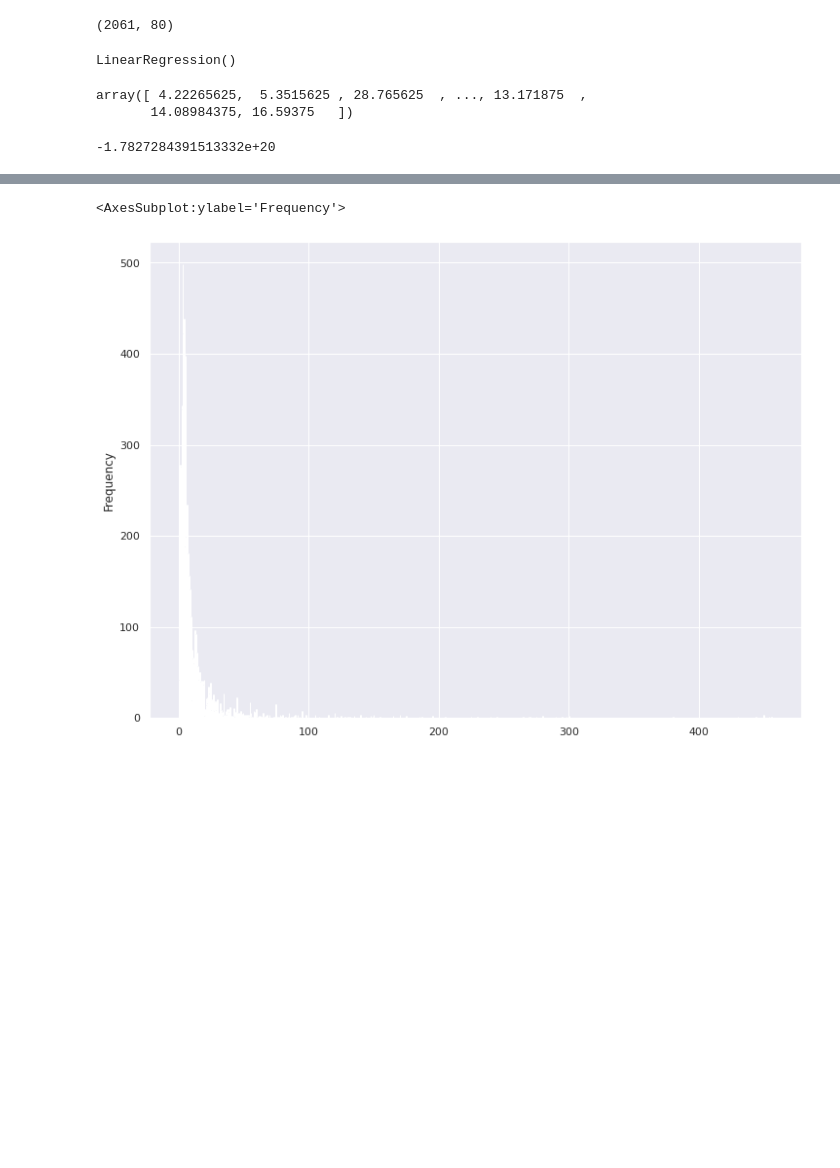
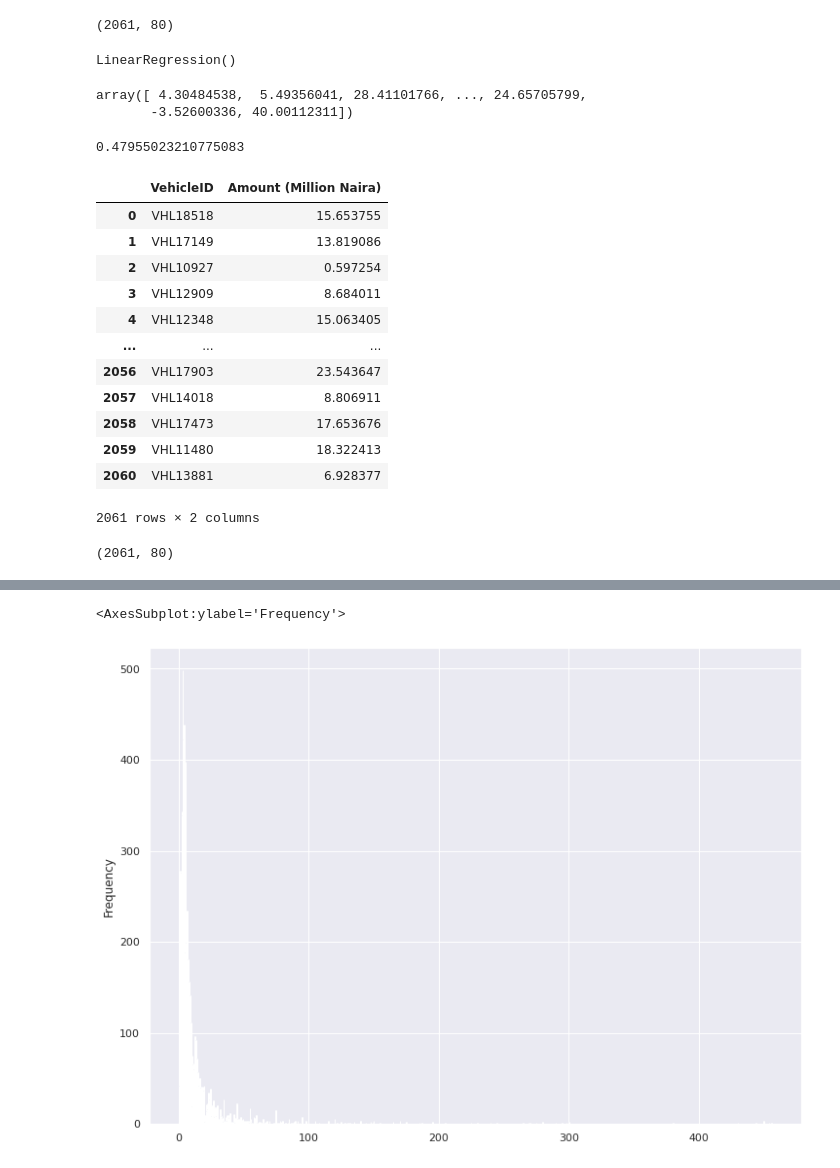
Before and after one commit to atehe/DSN_AI-INVASION_2022, a Jupyter notebook: notebook/Untitled.ipynb, the cells around one changed output, grey strips where cells are left out. Cells and saved outputs as stored; diff of their text form; code cells hidden in the pictures; blank space fills up the shorter version.

Commit message:
fix: negative R-squared (sparse one-hot encoding)

```diff
--- a/notebook/Untitled.ipynb
+++ b/notebook/Untitled.ipynb
@@ -240,18 +242,18 @@ from sklearn.ensemble import RandomForestClassifier, GradientBoostingClassifier
 # import lightgbm as lgb
 # from catboost import CatBoostClassifier
 # %%
-categorical_features = ['Maker', 'Colour']
+categorical_features = ['Maker', 'Colour',]
 numerical_features = ['Distance', 'Year','Location','Type']
 # %%
 numeric_pipeline = Pipeline(steps=[
-    ('impute', SimpleImputer(strategy='mean')),
-    ('scale', RobustScaler())
+    ('impute', SimpleImputer(strategy='median')),
+    ('scale', MinMaxScaler())
 ])
 
 categorical_pipeline = Pipeline(steps=[
-    ('impute', SimpleImputer(strategy='most_frequent')),
-    ('one-hot', OneHotEncoder(handle_unknown='ignore', sparse=False))
-])
+    ('impute', SimpleImputer(strategy='constant')),
+    ('one-hot', OneHotEncoder(handle_unknown='ignore'))
+     ])
 # %%
 full_processor = ColumnTransformer(transformers=[
     ('number', numeric_pipeline, numerical_features),
@@ -273,7 +289,7 @@ X_submission.shape
 (2061, 80)
 # %%
 X_train, X_test, y_train, y_test = train_test_split(
-    X, Y, random_state=1)
+    X, Y, random_state=1,test_size=0.2)
 # %%
 linear_reg =LinearRegression()
 linear_reg.fit(X_train,y_train)
@@ -282,12 +298,12 @@ LinearRegression()
 # %%
 linear_reg.predict(X_test)
 # %% [output]
-array([ 4.22265625,  5.3515625 , 28.765625  , ..., 13.171875  ,
-       14.08984375, 16.59375   ])
+array([ 4.30484538,  5.49356041, 28.41101766, ..., 24.65705799,
+       -3.52600336, 40.00112311])
 # %%
 linear_reg.score(X_test,y_test)
 # %% [output]
--1.7827284391513332e+20
+0.47955023210775083
 # %%
 sample_submission['Amount (Million Naira)'] = linear_reg.predict(X_submission)
 # %%
@@ -294,0 +311,20 @@ sample_submission.to
+# %%
+sample_submission
+# %% [output]
+|  | VehicleID | Amount (Million Naira) |
+| 0 | VHL18518 | 15.653755 |
+| 1 | VHL17149 | 13.819086 |
+| 2 | VHL10927 | 0.597254 |
+| 3 | VHL12909 | 8.684011 |
+| 4 | VHL12348 | 15.063405 |
+| ... | ... | ... |
+| 2056 | VHL17903 | 23.543647 |
+| 2057 | VHL14018 | 8.806911 |
+| 2058 | VHL17473 | 17.653676 |
+| 2059 | VHL11480 | 18.322413 |
+| 2060 | VHL13881 | 6.928377 |
+2061 rows × 2 columns
+# %%
+X_submission.shape
+# %% [output]
+(2061, 80)
```
Also changed, not shown: parts of 8 cells of this notebook, 1 other file.
